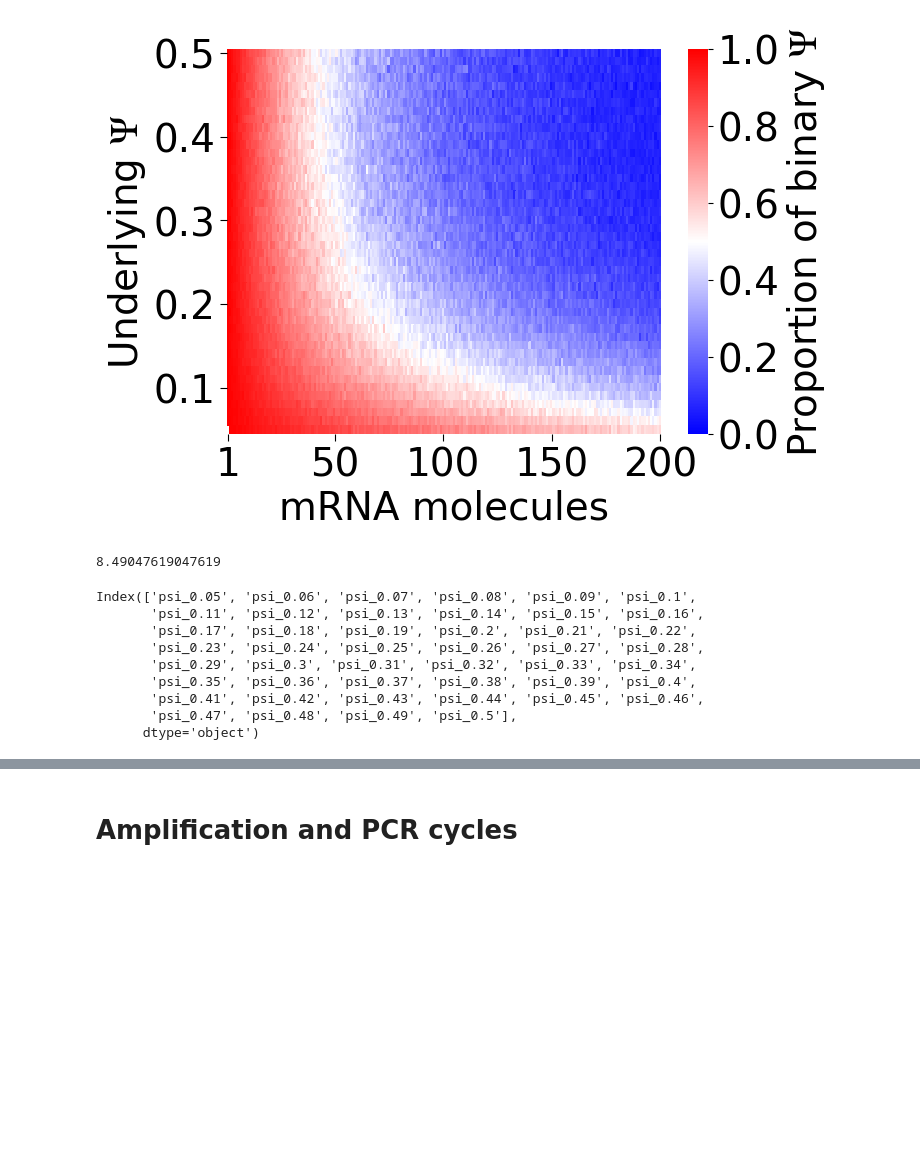
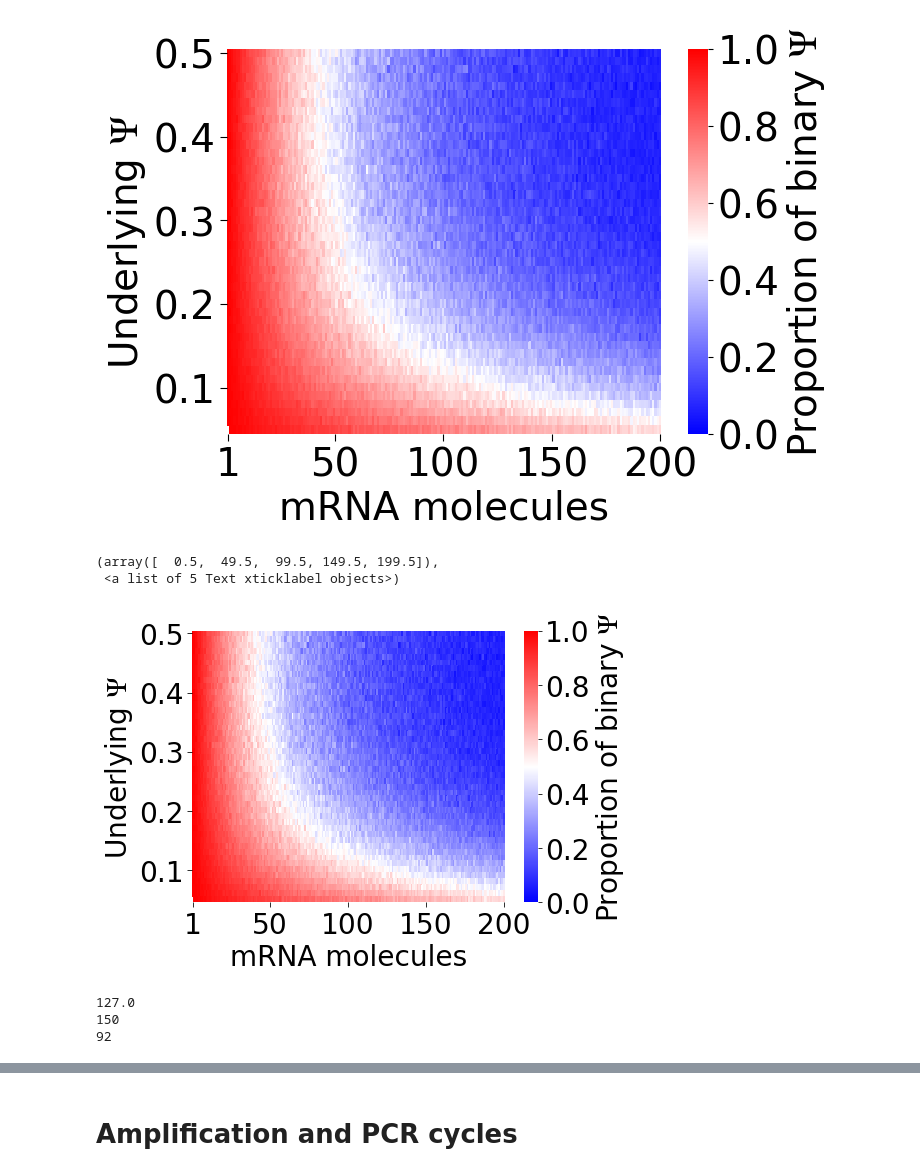
Before and after one commit to lareaulab/sc_binary_splicing, a Jupyter notebook: results/simulations/standard_bias/Simulations_nuisance_factors.ipynb, the cells around one changed output, grey strips where cells are left out. Drawn from its saved outputs; the diff is of its cells as text; code cells hidden in the pictures; blank space fills up the shorter version.

```diff
--- a/results/simulations/standard_bias/Simulations_nuisance_factors.ipynb
+++ b/results/simulations/standard_bias/Simulations_nuisance_factors.ipynb
@@ -465,29 +465,75 @@ plt.savefig('plots/sim3_expression_v_psi_binary.pdf', bbox_inches='tight', trans
 plt.savefig('plots/sim3_expression_v_psi_binary.png', bbox_inches='tight', transparent=True)
 # %% [output]
 [figure]
+# %%
+# import importlib
+# importlib.reload(scp)
+# importlib.reload(spu)
+# sns.reset_orig()
+# mpl.rcParams["mathtext.fontset"] = "stix"
+
+fig = plt.figure(figsize=(7,5))
+
+ax  = plt.subplot(1,1,1)
+
+
+ax = sns.heatmap(hm_binary.loc[hm_binary.index[:200],hm_binary.columns[::-1]].T, cmap='bwr', vmin=0, vmax=1,
+                 cbar_kws={'label': r"Proportion of binary $\Psi$",})
+ax.figure.axes[-1].yaxis.label.set_size(28)
+
+
+plt.xlabel('mRNA molecules', fontsize=28)
+plt.ylabel('Underlying $\Psi$', fontsize=28)
+
+#locs, labels = plt.xticks()
+
+xlocs = np.array([0.5, 49.5, 99.5, 149.5, 199.5])
+xnewLabels = np.array(['1', '50', '100', '150', '200'])
+plt.xticks(xlocs, xnewLabels)
+
+
+# ylocs = np.array([45.5, 40.5, 35.5, 30.5, 25.5, 20.5, 15.5, 10.5, 5.5, 0.5])
+# ynewLabels = np.array(['0.05', '0.1', '0.15', '0.2', '0.25', '0.3', '0.35', '0.4', '0.45', '0.5'])
+ylocs = np.array([40.5, 30.5, 20.5, 10.5, 0.5])
+ynewLabels = np.array(['0.1', '0.2', '0.3', '0.4', '0.5'])
+plt.yticks(ylocs, ynewLabels)
+
+
+# ylocs = np.array([490.5, 399.5, 299.5, 199.5, 99.5, 0.5])
+# ynewLabels = np.array(['0.01', '0.1', '0.2', '0.3', '0.4', '0.5'])
+# plt.yticks(ylocs, ynewLabels)
+
+ax.tick_params(labelsize=28)
+ax.figure.axes[-1].tick_params(labelsize=28)
+ax.figure.axes[-1].yaxis.label.set_size(28)
+
+ax.xaxis.set_tick_params(length=5)
+ax.yaxis.set_tick_params(length=5)
+
+plt.xticks(rotation=None)
+
+# plt.savefig('plots/sim3_expression_v_psi_binary.svg', bbox_inches='tight', transparent=True)
+# plt.savefig('plots/sim3_expression_v_psi_binary.pdf', bbox_inches='tight', transparent=True)
+# plt.savefig('plots/sim3_expression_v_psi_binary.png', bbox_inches='tight', transparent=True)
+# %% [output]
+(array([  0.5,  49.5,  99.5, 149.5, 199.5]),
+ <a list of 5 Text xticklabel objects>)
+[figure, added]
 # %%
 mrna_list = []
 psi_list = []
 for psi in hm_binary.columns:
     sim_slice = hm_binary.loc[hm_binary.index[:200],hm_binary.columns[::-1]].T.loc[psi]
-    mrna_n = sim_slice.loc[(sim_slice <= 0.55) & (sim_slice >= 0.45)].index/10
+    mrna_n = sim_slice.loc[(sim_slice <= 0.55) & (sim_slice >= 0.45)].index
     if len(mrna_n) > 1:
         mrna_list.append(list(mrna_n))
         psi_list.append(psi)
 
-        if psi == 'psi_0.15':
-            print(np.mean(mrna_n))
+        if psi == 'psi_0.1':
+            print(np.median(mrna_n))
+            print(max(mrna_n))
+            print(min(mrna_n))
 # %% [output]
-8.49047619047619
+127.0
+150
+92
-# %%
-hm_binary.columns
-# %% [output]
-Index(['psi_0.05', 'psi_0.06', 'psi_0.07', 'psi_0.08', 'psi_0.09', 'psi_0.1',
-       'psi_0.11', 'psi_0.12', 'psi_0.13', 'psi_0.14', 'psi_0.15', 'psi_0.16',
-       'psi_0.17', 'psi_0.18', 'psi_0.19', 'psi_0.2', 'psi_0.21', 'psi_0.22',
-       'psi_0.23', 'psi_0.24', 'psi_0.25', 'psi_0.26', 'psi_0.27', 'psi_0.28',
-       'psi_0.29', 'psi_0.3', 'psi_0.31', 'psi_0.32', 'psi_0.33', 'psi_0.34',
-       'psi_0.35', 'psi_0.36', 'psi_0.37', 'psi_0.38', 'psi_0.39', 'psi_0.4',
-       'psi_0.41', 'psi_0.42', 'psi_0.43', 'psi_0.44', 'psi_0.45', 'psi_0.46',
-       'psi_0.47', 'psi_0.48', 'psi_0.49', 'psi_0.5'],
-      dtype='object')
```
Also changed, not shown: parts of 6 cells of this notebook, 4 other files.
